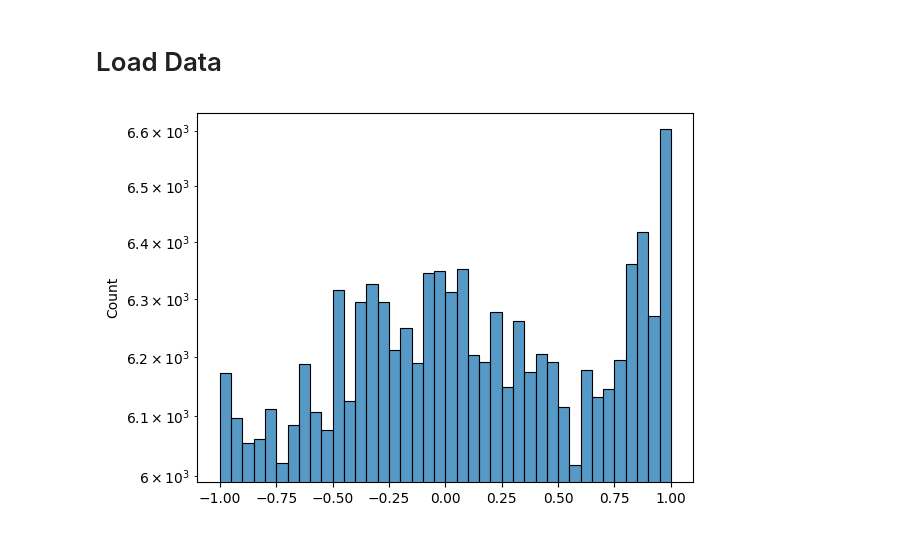
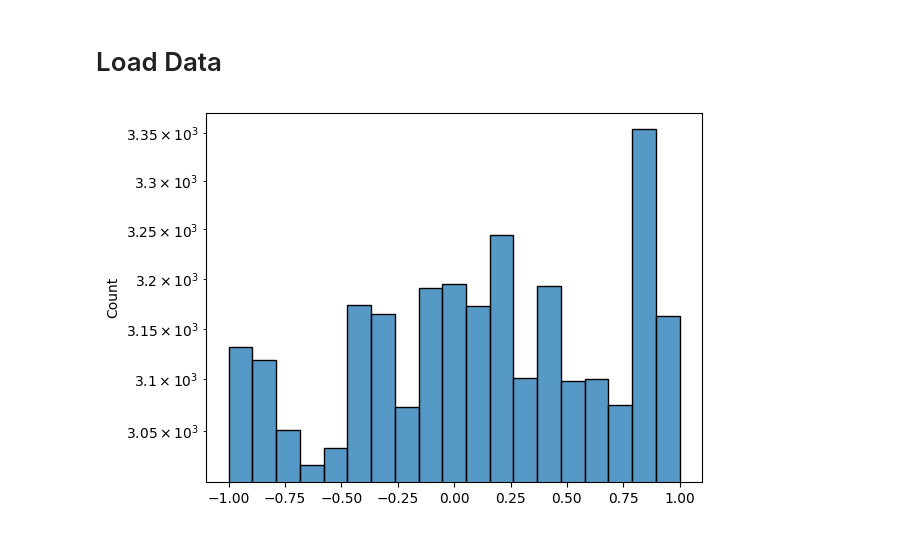
Before and after one commit to joankl/Solar-Neutrinos-Project, a Jupyter notebook: real data analysis/bisMSB/directionaly_pattern.ipynb, the cells around one changed output. Drawn from its saved outputs; the diff is of its cells as text; code cells hidden in the pictures.

```diff
--- a/real data analysis/bisMSB/directionaly_pattern.ipynb
+++ b/real data analysis/bisMSB/directionaly_pattern.ipynb
@@ -19,8 +19,8 @@ for obs_i in obs_list:
 
 cos_alpha = obs_dict['cos_alpha']
 # %%
-sn.histplot(cos_alpha, bins = 40)
+sn.histplot(cos_alpha, bins = 19)
 plt.yscale('log')
 plt.show()
 # %% [output]
-[figure, old version]
+[figure, new version]
```
Also changed, not shown: 1 other file.
